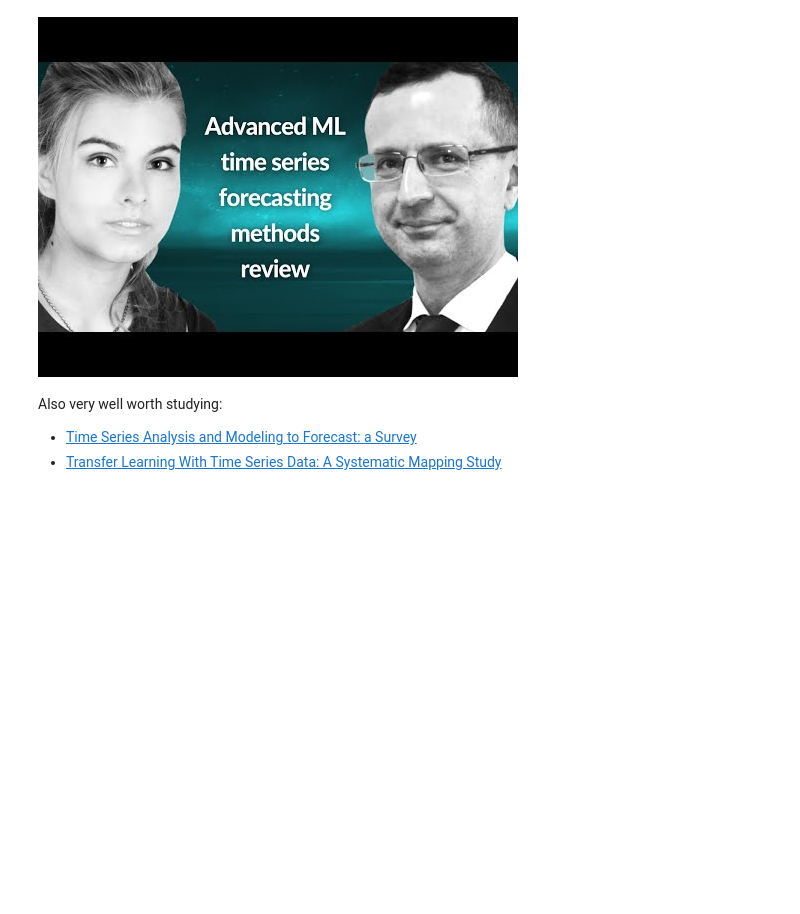
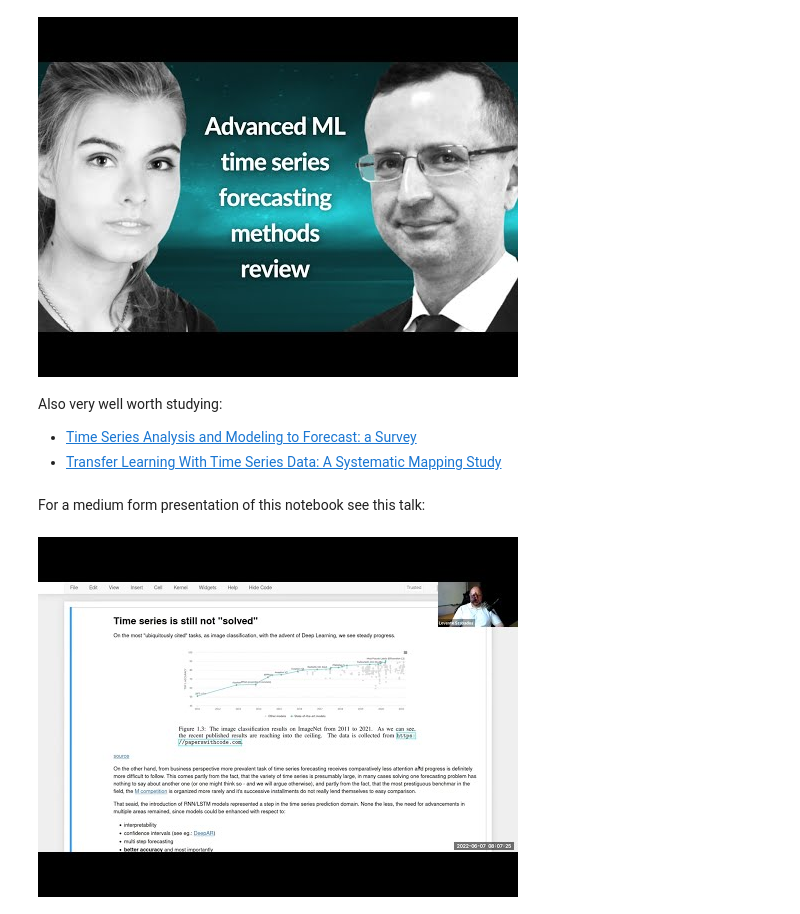
Before and after one commit to solalatus/recent_advancements_in_time_series, a Jupyter notebook: Recent_advancements_in_time_series_modeling.ipynb, the cells around one changed output. Cells and saved outputs as stored; diff of their text form; code cells hidden in the pictures; blank space fills up the shorter version.

Commit message:
added link to longform talk

```diff
--- a/Recent_advancements_in_time_series_modeling.ipynb
+++ b/Recent_advancements_in_time_series_modeling.ipynb
@@ -365,3 +365,10 @@ display.YouTubeVideo(id="ng8i5KPf6d0")
 Also very well worth studying:
 - [Time Series Analysis and Modeling to Forecast: a Survey](https://arxiv.org/abs/2104.00164)
 - [Transfer Learning With Time Series Data: A Systematic Mapping Study](https://www.researchgate.net/publication/356945141_Transfer_Learning_With_Time_Series_Data_A_Systematic_Mapping_Study)
+# %% [markdown]
+For a medium form presentation of this notebook see this talk:
+# %%
+from IPython import display
+display.YouTubeVideo(id="YP7Egaqih1c")
+# %% [output]
+[figure, added]
```
